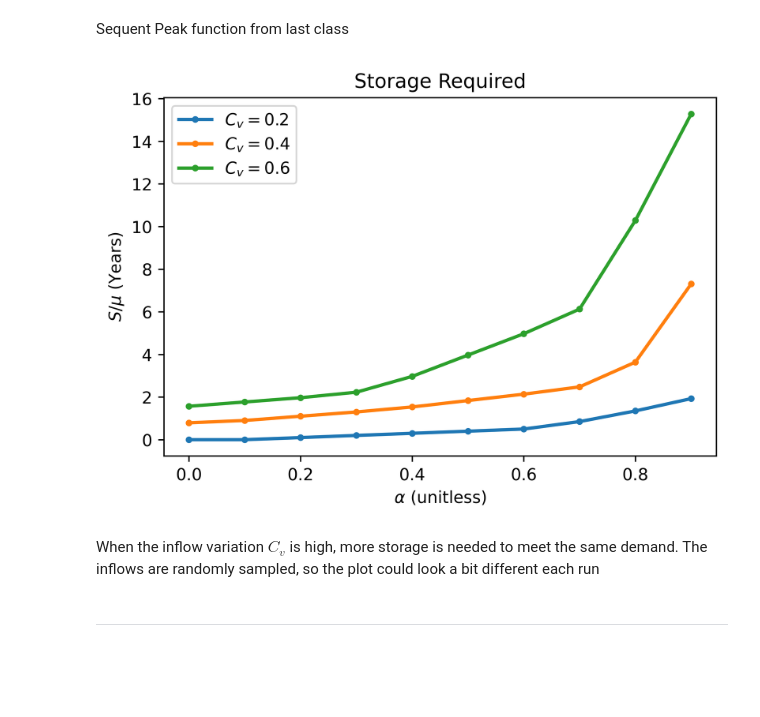
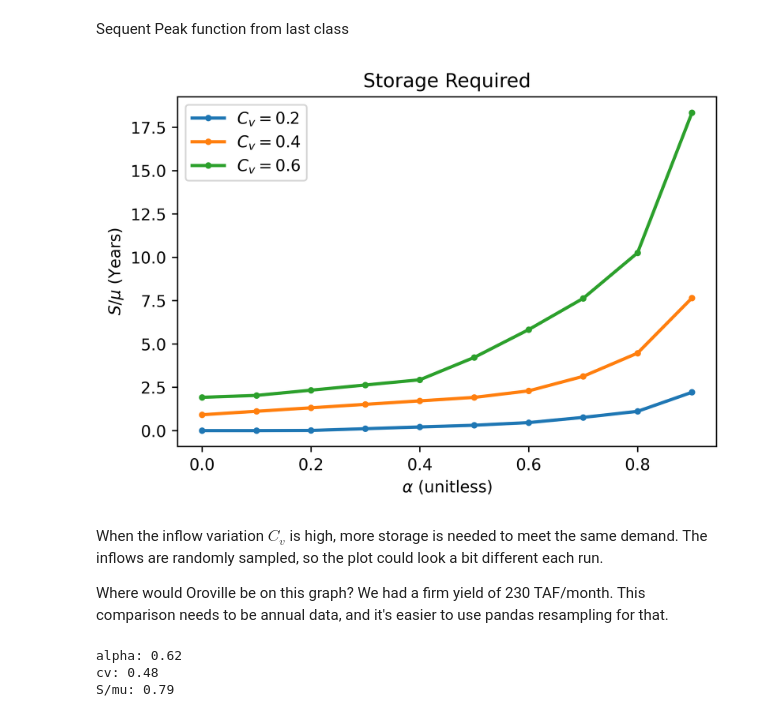
Before and after one commit to jdherman/eci273, a Jupyter notebook: L04-storage-reliability-yield.ipynb, the cells around one changed output. Saved outputs shown, nothing was run; the diff lists cells and outputs as text; code cells hidden in the pictures; blank space fills up the shorter version.

```diff
--- a/L04-storage-reliability-yield.ipynb
+++ b/L04-storage-reliability-yield.ipynb
@@ -108,26 +108,42 @@ def sequent_peak(R, Q): # for sequent_peak, R is the release/demand we're trying
 # %%
 mu = 1 # average annual flow (value should not change the results)
 N = 100000 # streamflow sample size - arbitrary large number
 alphas = np.arange(0.0, 1.0, 0.1) # demand normalized by average inflow
 Ks = np.zeros(len(alphas)) # array of capacity values
 
 for sigma in mu*np.array([0.2, 0.4, 0.6]): # values tested are 20%, 40% and 60%
     inflows = np.random.normal(mu, sigma, size=N) # random sample of normally distributed random values
 
     for i,alpha in enumerate(alphas):
-        demand = alpha * mu * np.ones(N,) # the demand and inflows are both arrays of length N
+        demand = alpha * mu * np.ones(N) # the demand and inflows are both arrays of length N
         Ks[i] = sequent_peak(demand, inflows) / mu
 
     plt.plot(alphas, Ks, '.-', linewidth=2)
 
 plt.title('Storage Required') # normalized storage
 plt.ylabel(r'$S / \mu$ (Years)') # TeX in $_$
 plt.xlabel(r'$\alpha$ (unitless)') # normalized demand as a fraction of inflow, unitless
 plt.legend([r'$C_v = 0.2$', r'$C_v = 0.4$', r'$C_v = 0.6$'])
 plt.show()
 # %% [output]
-[figure, old version]
+[figure, new version]
 # %% [markdown]
-When the inflow variation $C_v$ is high, more storage is needed to meet the same demand. The inflows are randomly sampled, so the plot could look a bit different each run
+When the inflow variation $C_v$ is high, more storage is needed to meet the same demand. The inflows are randomly sampled, so the plot could look a bit different each run.
+
+Where would Oroville be on this graph? We had a firm yield of 230 TAF/month. This comparison needs to be annual data, and it's easier to use pandas resampling for that.
-# %% [markdown]
---------------
+# %%
+import pandas as pd
+df = pd.read_csv('data/FTO-FNF.csv', index_col=0, parse_dates=True)
+df = df.resample('AS-OCT').sum() / 1000 # TAF / year
+Q = df.values
+firm_yield = 230 * 12 # TAF / year
+
+alpha = firm_yield / Q.mean()
+cv = Q.std() / Q.mean()
+print('alpha: %0.2f' % alpha)
+print('cv: %0.2f' % cv)
+print('S/mu: %0.2f' % (3500 / Q.mean()))
+# %% [output]
+alpha: 0.62
+cv: 0.48
+S/mu: 0.79
```
Also changed, not shown: parts of 1 cell of this notebook, 3 other files.
